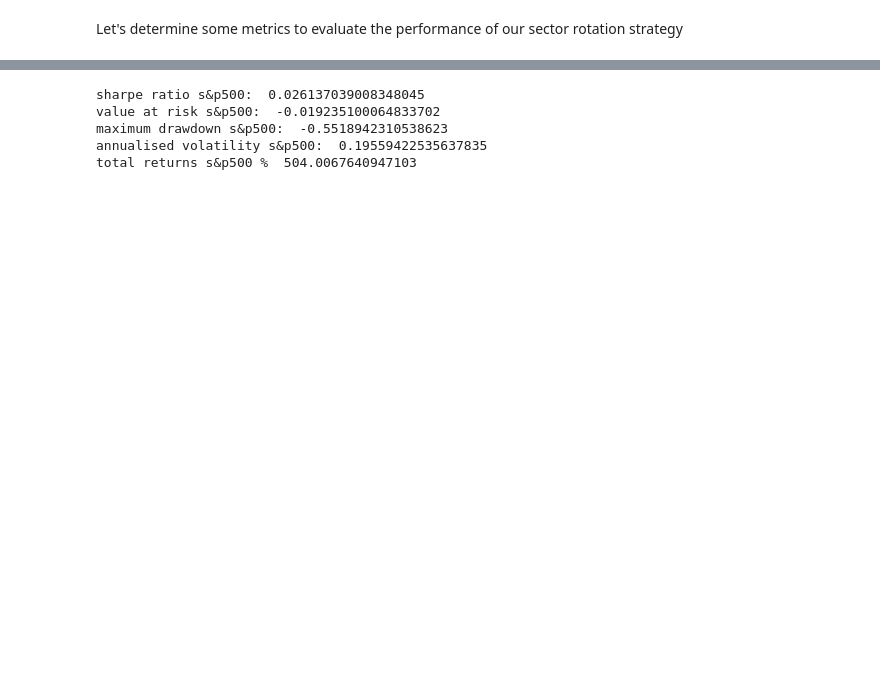
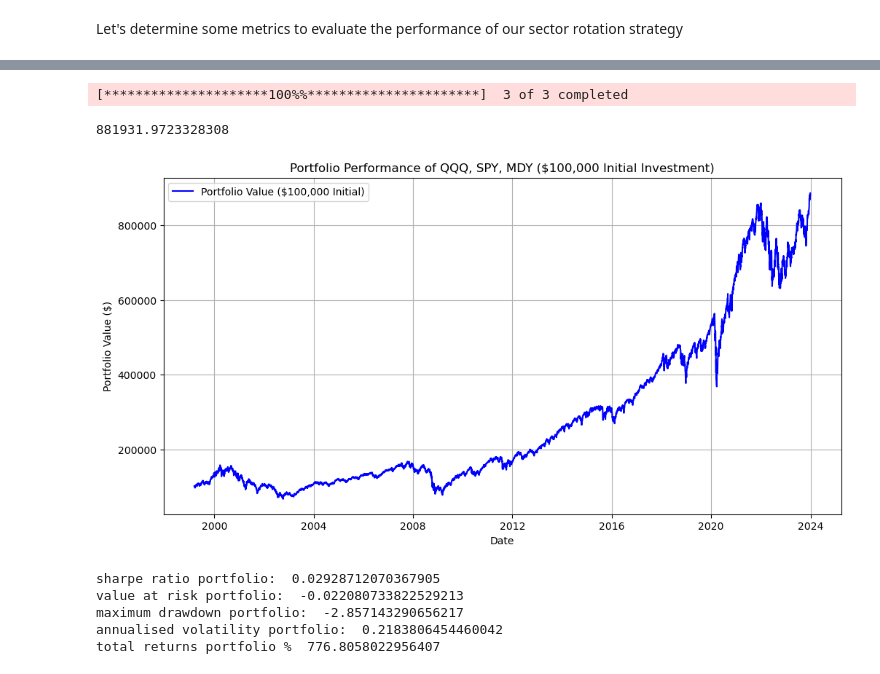
Before and after one commit to Vihaan-cs11/Portfolio_analysis, a Jupyter notebook: returns.ipynb, the cells around one changed output, grey strips where cells are left out. Saved outputs shown, nothing was run; the diff lists cells and outputs as text; code cells hidden in the pictures; blank space fills up the shorter version.

```diff
--- a/returns.ipynb
+++ b/returns.ipynb
@@ -272,14 +178,52 @@ total returns (sector rotation) %  464.8649211331481
+# %%
+import yfinance as yf
+import numpy as np
+import pandas as pd
+import matplotlib.pyplot as plt
+
+# Step 1: Download Historical Data
+etfs = ['SPY', 'QQQ','MDY']
+start_date = '1998-12-22'
+end_date = '2024-01-01'
+
+# Fetch the data
+etf_prices = yf.download(etfs, start=start_date, end=end_date)['Adj Close']
+
+# Step 2: Calculate Daily Returns
+etf_returns = etf_prices.pct_change().dropna()
+
+# Step 3: Portfolio Allocation (Equal weights)
+weights = np.array([0.33, 0.33,0.34])  # 50% in SPY and 50% in QQQ
+portfolio_returns = (etf_returns * weights).sum(axis=1)
+
+# Step 4: Calculate Cumulative Returns and Portfolio Value
+initial_investment = 100000
+cumulative_returns = (1 + portfolio_returns).cumprod() * initial_investment
+print(cumulative_returns[-1])
+# Step 5: Plot the Portfolio Performance
+plt.figure(figsize=(12, 6))
+plt.plot(cumulative_returns, label='Portfolio Value ($100,000 Initial)', color='blue')
+plt.title('Portfolio Performance of QQQ, SPY, MDY ($100,000 Initial Investment)')
+plt.xlabel('Date')
+plt.ylabel('Portfolio Value ($)')
+plt.legend()
+plt.grid()
+plt.show()
+# %% [output]
+[*********************100%%**********************]  3 of 3 completed
+881931.9723328308
+[figure, added]
 # %%
-daily_returns_sp = sp_portfolio_value.pct_change().dropna()
+daily_returns = cumulative_returns.pct_change().dropna()
 
-print('sharpe ratio s&p500: ', sharpe_ratio(daily_returns_sp))
-print('value at risk s&p500: ', value_at_risk(daily_returns_sp))
-print('maximum drawdown s&p500: ', max_drawdown(daily_returns_sp))
-print('annualised volatility s&p500: ', volatility(daily_returns_sp))
-print('total returns s&p500 % ', total_returns(sp_portfolio_value))
+print('sharpe ratio portfolio: ', sharpe_ratio(daily_returns))
+print('value at risk portfolio: ', value_at_risk(daily_returns))
+print('maximum drawdown portfolio: ', max_draw_down(daily_returns))
+print('annualised volatility portfolio: ', volatility(daily_returns))
+print('total returns portfolio % ', total_returns(cumulative_returns))
 # %% [output]
-sharpe ratio s&p500:  0.026137039008348045
-value at risk s&p500:  -0.019235100064833702
-maximum drawdown s&p500:  -0.5518942310538623
-annualised volatility s&p500:  0.19559422535637835
-total returns s&p500 %  504.0067640947103
+sharpe ratio portfolio:  0.02928712070367905
+value at risk portfolio:  -0.022080733822529213
+maximum drawdown portfolio:  -2.857143290656217
+annualised volatility portfolio:  0.2183806454460042
+total returns portfolio %  776.8058022956407
```
Also changed, not shown: parts of 8 cells of this notebook.
